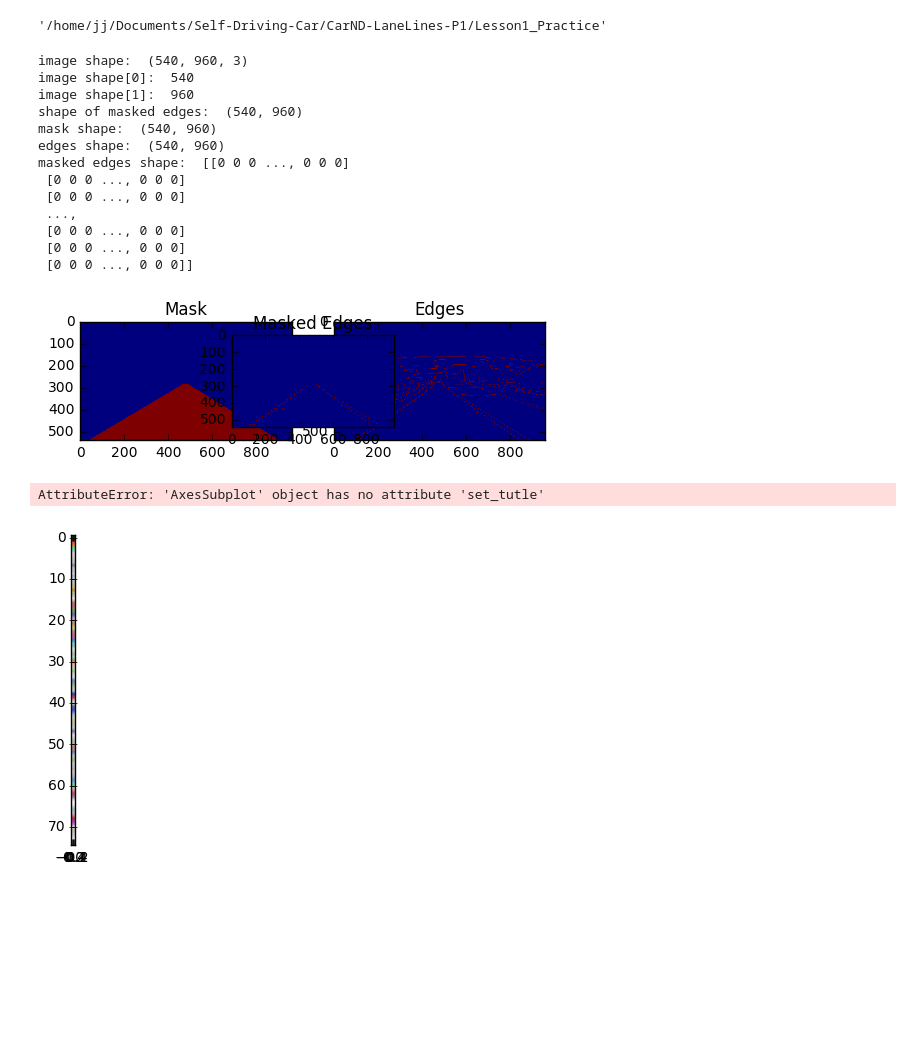
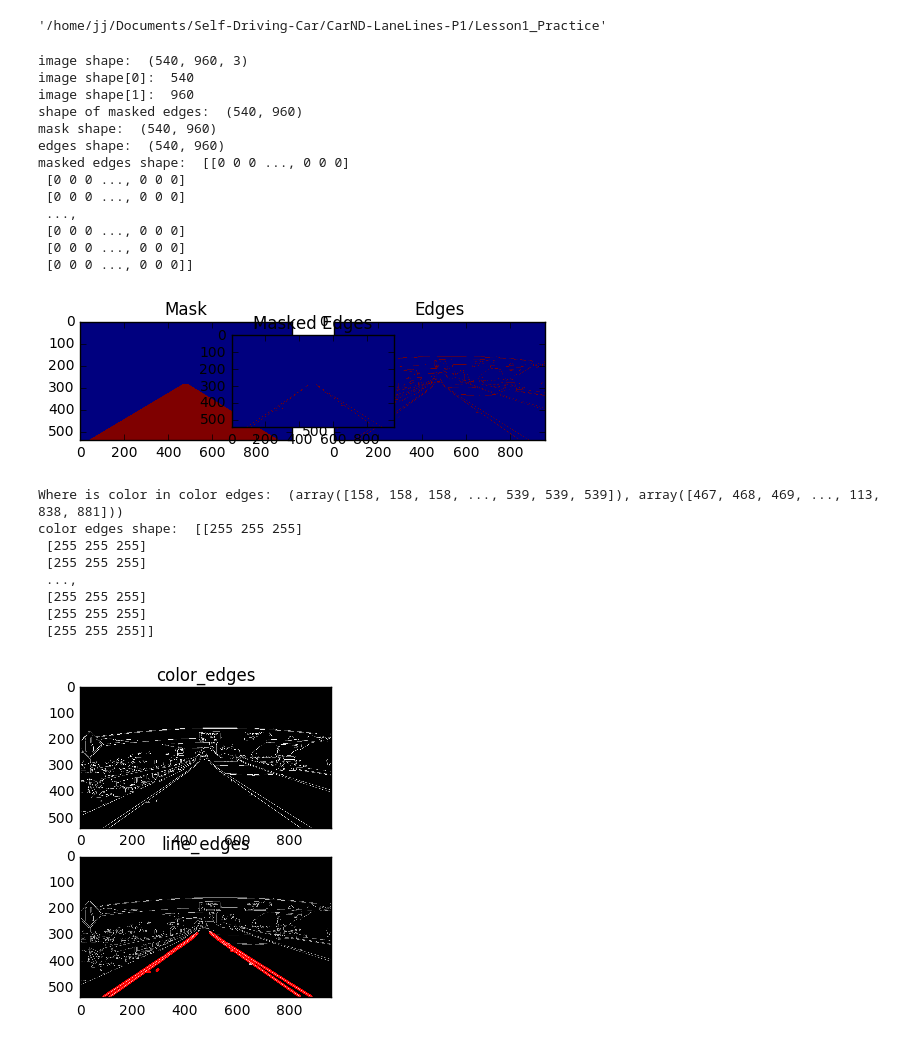
Before and after one commit to JonathanCMitchell/Self-Driving-Car-ND, a Jupyter notebook: Lesson1_Practice/Hough Transform Quiz.ipynb, the cells around one changed output. Cells and saved outputs as stored; diff of their text form; code cells hidden in the pictures; blank space fills up the shorter version.

Commit message:
[feature] - creates color_edges by adding 3rd dimension to edges and overlays colored edges and line_image for line_edges plot

```diff
--- a/Lesson1_Practice/Hough Transform Quiz.ipynb
+++ b/Lesson1_Practice/Hough Transform Quiz.ipynb
@@ -69,37 +69,57 @@ line_image = np.copy(image)*0 # creating a blank to draw lines on
 # Run Hough on edge detected image
 # Output "lines" is an array containing endpoints of detected line segments
 lines = cv2.HoughLinesP(masked_edges, rho, theta, threshold, np.array([]),
                             min_line_length, max_line_gap)
-b = fig.add_subplot(1,2,1)
-lines_plot = plt.imshow(lines)
-b.set_tutle('Lines')
-plt.show()
+
 
 # Iterate over the output "lines" and draw lines on a blank image
 for line in lines:
     for x1,y1,x2,y2 in line:
         cv2.line(line_image,(x1,y1),(x2,y2),(255,0,0),10)
 
 # Create a "color" binary image to combine with line image
 color_edges = np.dstack((edges, edges, edges))
 
+print('Where is color in color edges: ', np.where(color_edges[:,:,1] > 0))
+print('color edges shape: ', color_edges[np.where(color_edges[:,:,1] > 0)])
+
 # Draw the lines on the edge image
 lines_edges = cv2.addWeighted(color_edges, 0.8, line_image, 1, 0)
-plt.imshow(lines_edges)
+
+fig = plt.figure()
+b = fig.add_subplot(2,1,1)
+edgeplot = plt.imshow(color_edges)
+b.set_title('color_edges')
+
+b = fig.add_subplot(2,1,2)
+b.set_title('line_edges')
+edgeplot = plt.imshow(lines_edges)
+plt.show()
+
+
+
+# plt.imshow(lines_edges)
 # %% [output]
 image shape:  (540, 960, 3)
 image shape[0]:  540
 image shape[1]:  960
 shape of masked edges:  (540, 960)
 mask shape:  (540, 960)
 edges shape:  (540, 960)
 masked edges shape:  [[0 0 0 ..., 0 0 0]
  [0 0 0 ..., 0 0 0]
  [0 0 0 ..., 0 0 0]
  ...,
  [0 0 0 ..., 0 0 0]
  [0 0 0 ..., 0 0 0]
  [0 0 0 ..., 0 0 0]]
 [figure]
-AttributeError: 'AxesSubplot' object has no attribute 'set_tutle'
+Where is color in color edges:  (array([158, 158, 158, ..., 539, 539, 539]), array([467, 468, 469, ..., 113, 838, 881]))
+color edges shape:  [[255 255 255]
+ [255 255 255]
+ [255 255 255]
+ ...,
+ [255 255 255]
+ [255 255 255]
+ [255 255 255]]
-[figure, old version]
+[figure, new version]
```
Also changed, not shown: 1 other file.
